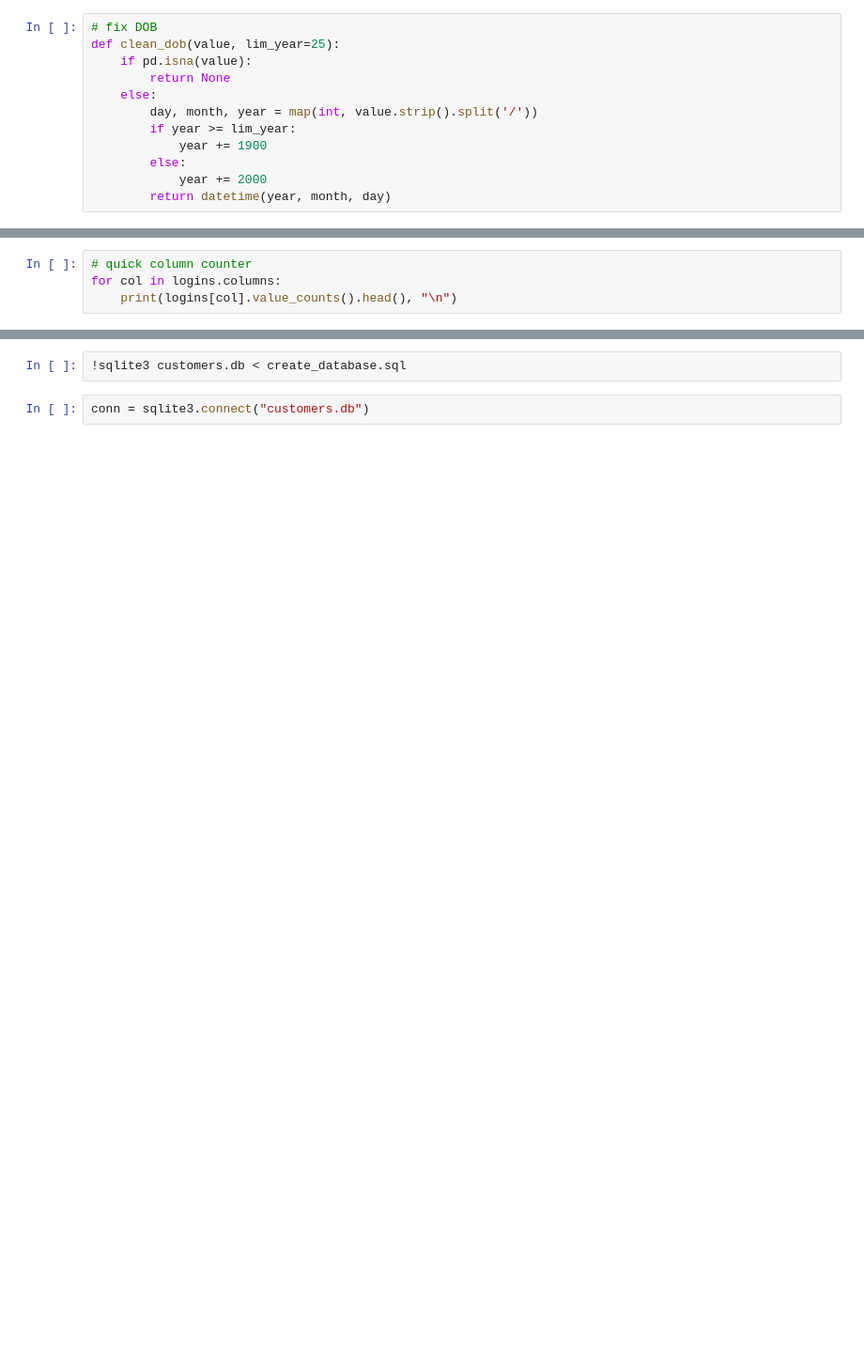
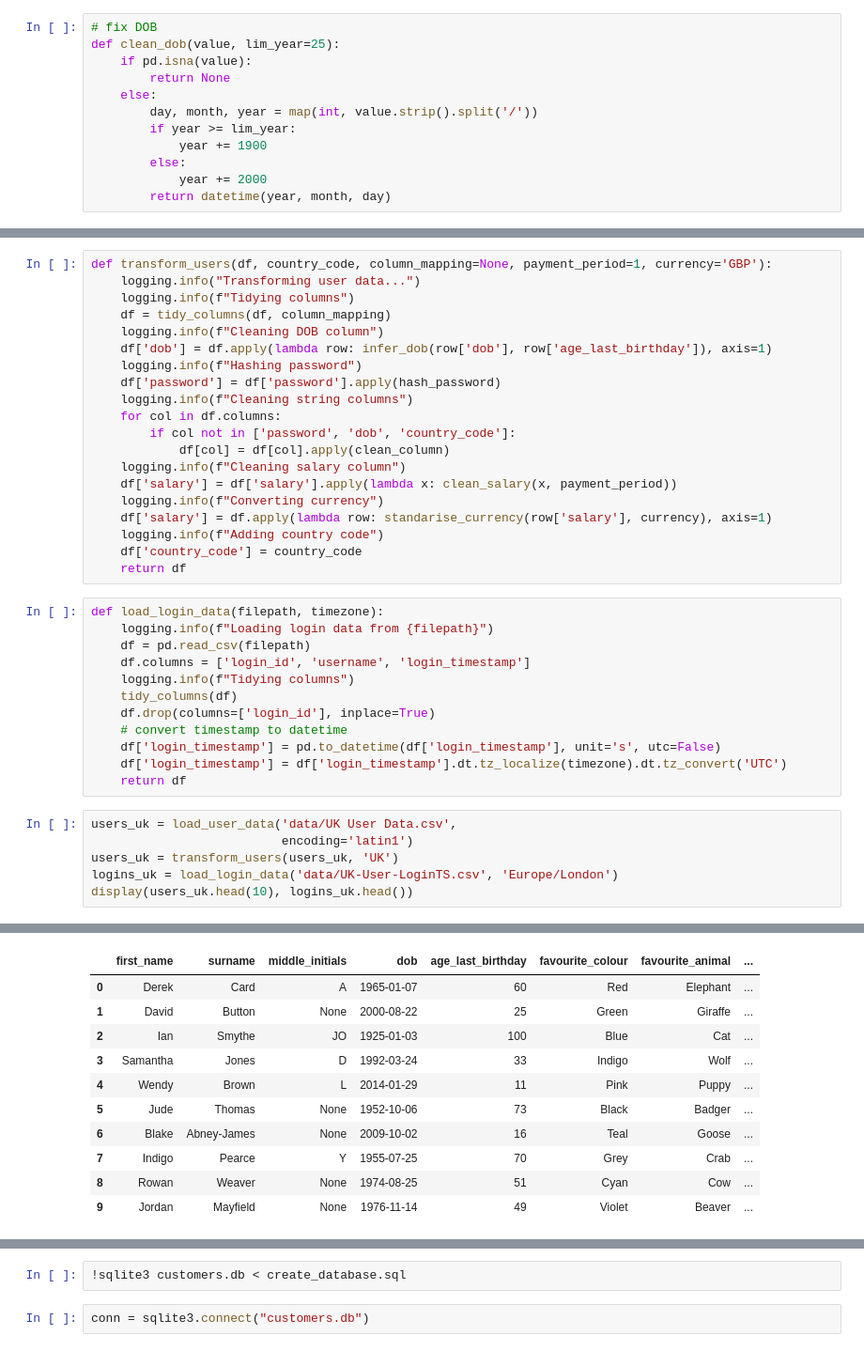
Before and after one commit to SamBPP/L5-DE-Data-Pipelines-T2, a Jupyter notebook: explorer.ipynb, the cells around one changed output, grey strips where cells are left out. Shown: that part at 94% size. Drawn from its saved outputs; the diff is of its cells as text; blank space fills up the shorter version.

```diff
--- a/explorer.ipynb
+++ b/explorer.ipynb
@@ -138,4 +67,0 @@ dtype: bool
-# %%
-# quick column counter
-for col in logins.columns:
-    print(logins[col].value_counts().head(), "\n")
@@ -159,0 +93,39 @@ Name: count, dtype: int64
+# %%
+def transform_users(df, country_code, column_mapping=None, payment_period=1, currency='GBP'):
+    logging.info("Transforming user data...")
+    logging.info(f"Tidying columns")
+    df = tidy_columns(df, column_mapping)
+    logging.info(f"Cleaning DOB column")
+    df['dob'] = df.apply(lambda row: infer_dob(row['dob'], row['age_last_birthday']), axis=1)
+    logging.info(f"Hashing password")
+    df['password'] = df['password'].apply(hash_password)
+    logging.info(f"Cleaning string columns")
+    for col in df.columns:
+        if col not in ['password', 'dob', 'country_code']:
+            df[col] = df[col].apply(clean_column)
+    logging.info(f"Cleaning salary column")
+    df['salary'] = df['salary'].apply(lambda x: clean_salary(x, payment_period))
+    logging.info(f"Converting currency")
+    df['salary'] = df.apply(lambda row: standarise_currency(row['salary'], currency), axis=1)
+    logging.info(f"Adding country code")
+    df['country_code'] = country_code
+    return df
+# %%
+def load_login_data(filepath, timezone):
+    logging.info(f"Loading login data from {filepath}")
+    df = pd.read_csv(filepath)
+    df.columns = ['login_id', 'username', 'login_timestamp']
+    logging.info(f"Tidying columns")
+    tidy_columns(df)
+    df.drop(columns=['login_id'], inplace=True)
+    # convert timestamp to datetime
+    df['login_timestamp'] = pd.to_datetime(df['login_timestamp'], unit='s', utc=False)
+    df['login_timestamp'] = df['login_timestamp'].dt.tz_localize(timezone).dt.tz_convert('UTC')
+    return df
+# %%
+users_uk = load_user_data('data/UK User Data.csv',
+                          encoding='latin1')
+users_uk = transform_users(users_uk, 'UK')
+logins_uk = load_login_data('data/UK-User-LoginTS.csv', 'Europe/London')
+display(users_uk.head(10), logins_uk.head())
+# %% [output]
@@ -159,0 +143,11 @@ Name: count, dtype: int64
+|  | first_name | surname | middle_initials | dob | age_last_birthday | favourite_colour | favourite_animal | ... |
+| 0 | Derek | Card | A | 1965-01-07 | 60 | Red | Elephant | ... |
+| 1 | David | Button | None | 2000-08-22 | 25 | Green | Giraffe | ... |
+| 2 | Ian | Smythe | JO | 1925-01-03 | 100 | Blue | Cat | ... |
+| 3 | Samantha | Jones | D | 1992-03-24 | 33 | Indigo | Wolf | ... |
+| 4 | Wendy | Brown | L | 2014-01-29 | 11 | Pink | Puppy | ... |
+| 5 | Jude | Thomas | None | 1952-10-06 | 73 | Black | Badger | ... |
+| 6 | Blake | Abney-James | None | 2009-10-02 | 16 | Teal | Goose | ... |
+| 7 | Indigo | Pearce | Y | 1955-07-25 | 70 | Grey | Crab | ... |
+| 8 | Rowan | Weaver | None | 1974-08-25 | 51 | Cyan | Cow | ... |
+| 9 | Jordan | Mayfield | None | 1976-11-14 | 49 | Violet | Beaver | ... |
```
Also changed, not shown: parts of 25 cells of this notebook, 3 other files.
